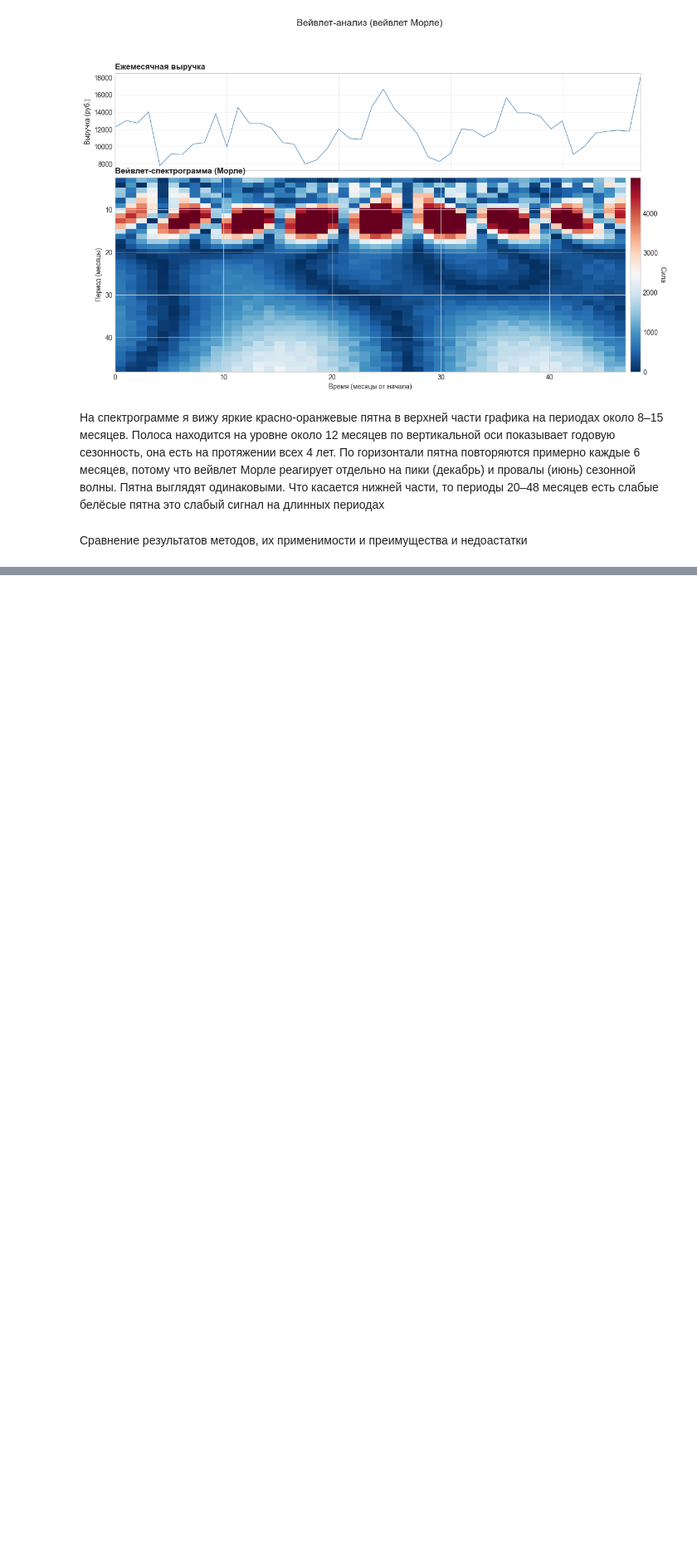
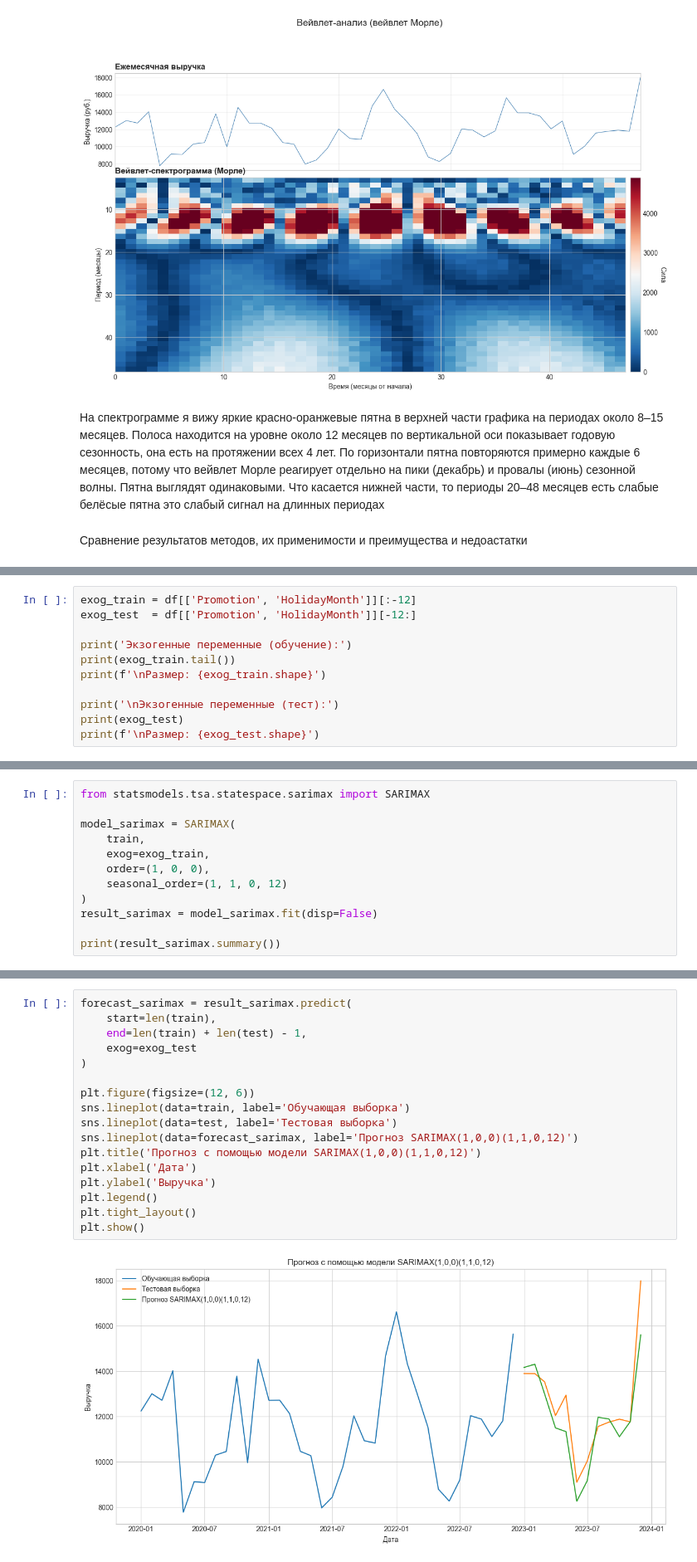
Before and after one commit to gureeva07/predictive_analytics_lab1, a Jupyter notebook: lab1.ipynb, the cells around one changed output, grey strips where cells are left out. Shown at 83% size. Cells and saved outputs as stored; diff of their text form; blank space fills up the shorter version.

```diff
--- a/lab1.ipynb
+++ b/lab1.ipynb
@@ -402,0 +560,11 @@ plt.show()
+# %%
+exog_train = df[['Promotion', 'HolidayMonth']][:-12]
+exog_test  = df[['Promotion', 'HolidayMonth']][-12:]
+
+print('Экзогенные переменные (обучение):')
+print(exog_train.tail())
+print(f'\nРазмер: {exog_train.shape}')
+
+print('\nЭкзогенные переменные (тест):')
+print(exog_test)
+print(f'\nРазмер: {exog_test.shape}')
@@ -402,0 +597,12 @@ plt.show()
+# %%
+from statsmodels.tsa.statespace.sarimax import SARIMAX
+
+model_sarimax = SARIMAX(
+    train,
+    exog=exog_train,
+    order=(1, 0, 0),
+    seasonal_order=(1, 1, 0, 12)
+)
+result_sarimax = model_sarimax.fit(disp=False)
+
+print(result_sarimax.summary())
@@ -402,0 +627,19 @@ plt.show()
+# %%
+forecast_sarimax = result_sarimax.predict(
+    start=len(train),
+    end=len(train) + len(test) - 1,
+    exog=exog_test
+)
+
+plt.figure(figsize=(12, 6))
+sns.lineplot(data=train, label='Обучающая выборка')
+sns.lineplot(data=test, label='Тестовая выборка')
+sns.lineplot(data=forecast_sarimax, label='Прогноз SARIMAX(1,0,0)(1,1,0,12)')
+plt.title('Прогноз с помощью модели SARIMAX(1,0,0)(1,1,0,12)')
+plt.xlabel('Дата')
+plt.ylabel('Выручка')
+plt.legend()
+plt.tight_layout()
+plt.show()
+# %% [output]
+[figure, added]
```
Also changed, not shown: parts of 40 cells of this notebook.
